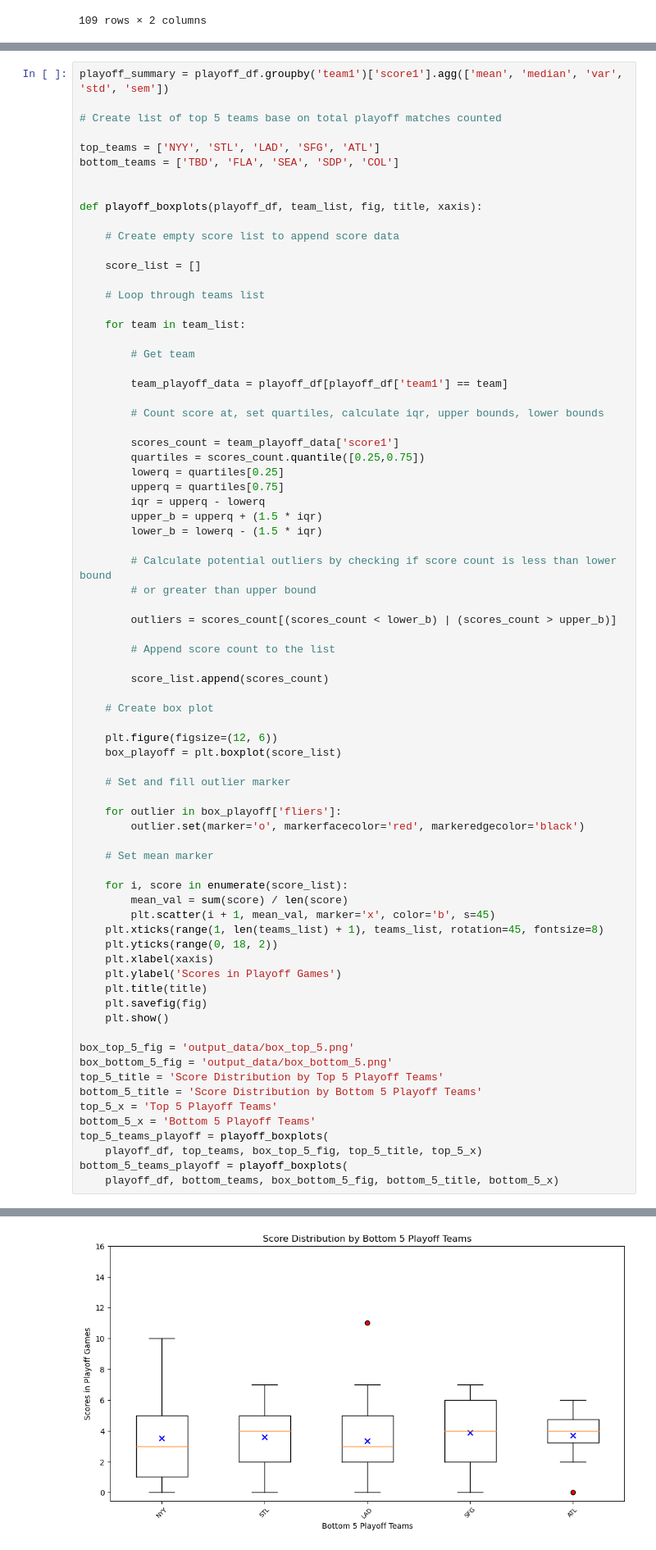
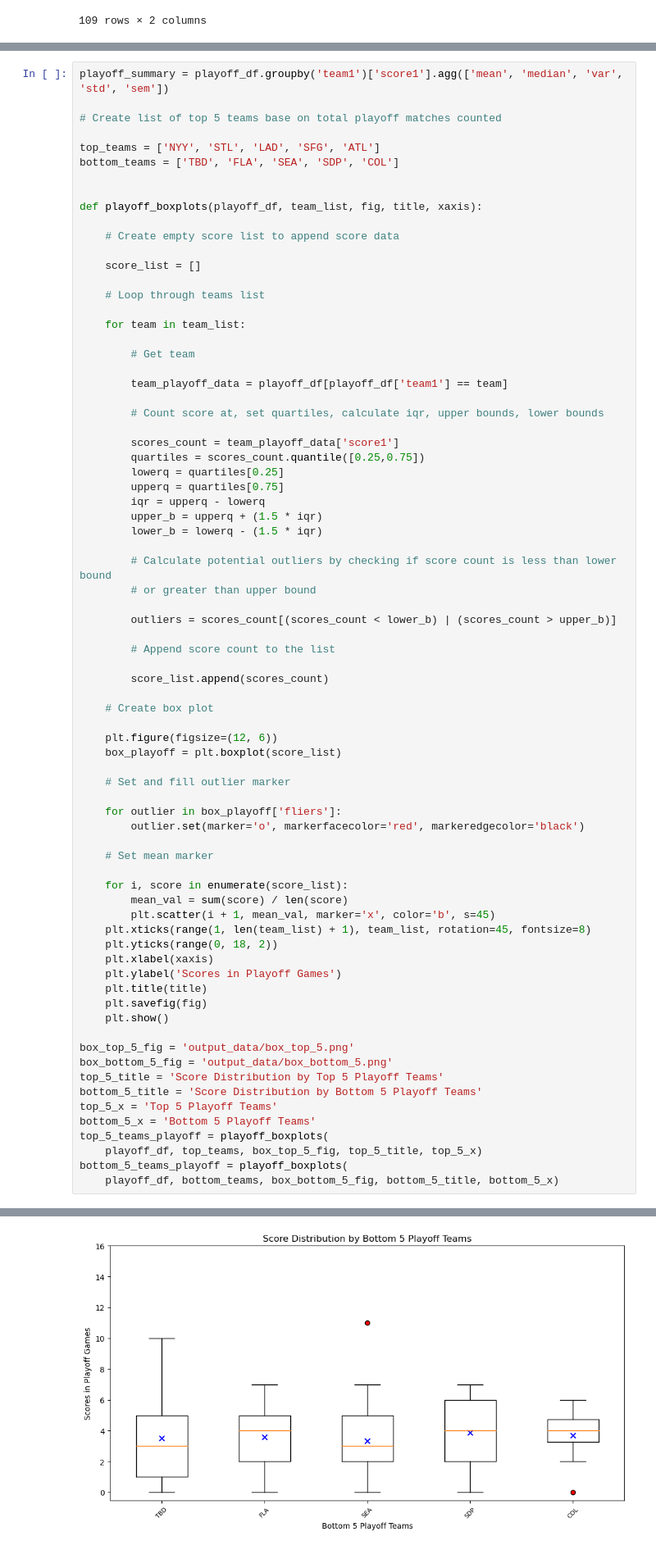
Before and after one commit to johnnycapra/Project_1, a Jupyter notebook: MLB_Analysis.ipynb, the cells around one changed output, grey strips where cells are left out. Shown at 82% size. Drawn from its saved outputs; the diff is of its cells as text.

```diff
--- a/MLB_Analysis.ipynb
+++ b/MLB_Analysis.ipynb
@@ -279,35 +279,35 @@ def playoff_boxplots(playoff_df, team_list, fig, title, xaxis):
 
     # Set and fill outlier marker
 
     for outlier in box_playoff['fliers']:
         outlier.set(marker='o', markerfacecolor='red', markeredgecolor='black')
 
     # Set mean marker
 
     for i, score in enumerate(score_list):
         mean_val = sum(score) / len(score)
         plt.scatter(i + 1, mean_val, marker='x', color='b', s=45)
-    plt.xticks(range(1, len(teams_list) + 1), teams_list, rotation=45, fontsize=8)
+    plt.xticks(range(1, len(team_list) + 1), team_list, rotation=45, fontsize=8)
     plt.yticks(range(0, 18, 2))
     plt.xlabel(xaxis)
     plt.ylabel('Scores in Playoff Games')
     plt.title(title)
     plt.savefig(fig)
     plt.show()
 
 box_top_5_fig = 'output_data/box_top_5.png'
 box_bottom_5_fig = 'output_data/box_bottom_5.png'
 top_5_title = 'Score Distribution by Top 5 Playoff Teams'
 bottom_5_title = 'Score Distribution by Bottom 5 Playoff Teams'
 top_5_x = 'Top 5 Playoff Teams'
 bottom_5_x = 'Bottom 5 Playoff Teams'
 top_5_teams_playoff = playoff_boxplots(
     playoff_df, top_teams, box_top_5_fig, top_5_title, top_5_x)
 bottom_5_teams_playoff = playoff_boxplots(
     playoff_df, bottom_teams, box_bottom_5_fig, bottom_5_title, bottom_5_x)
 # %% [output]
 [figure]
-[figure, old version]
+[figure, new version]
 # %%
 # Get API url from sportsdata.io and create endpoint with params
 
```
Also changed, not shown: parts of 1 cell of this notebook, 2 other files.
